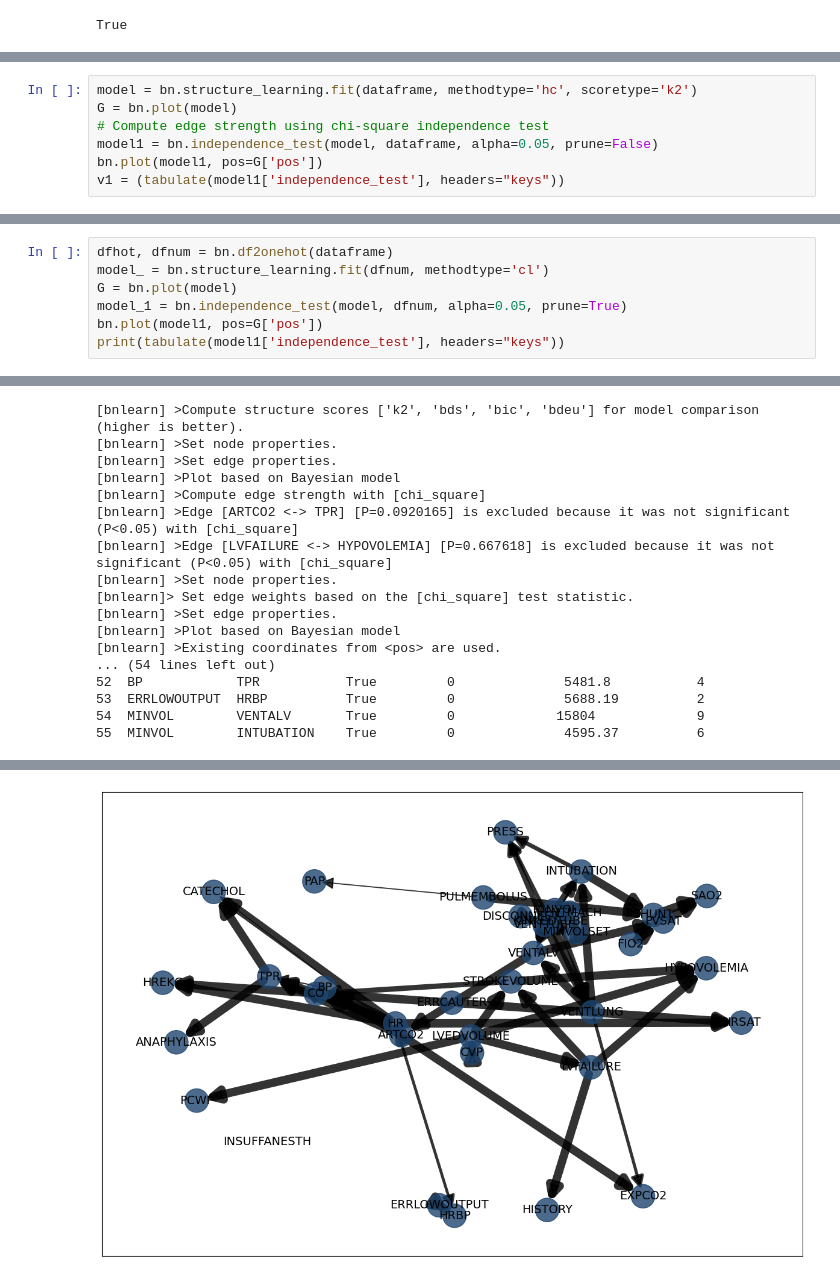
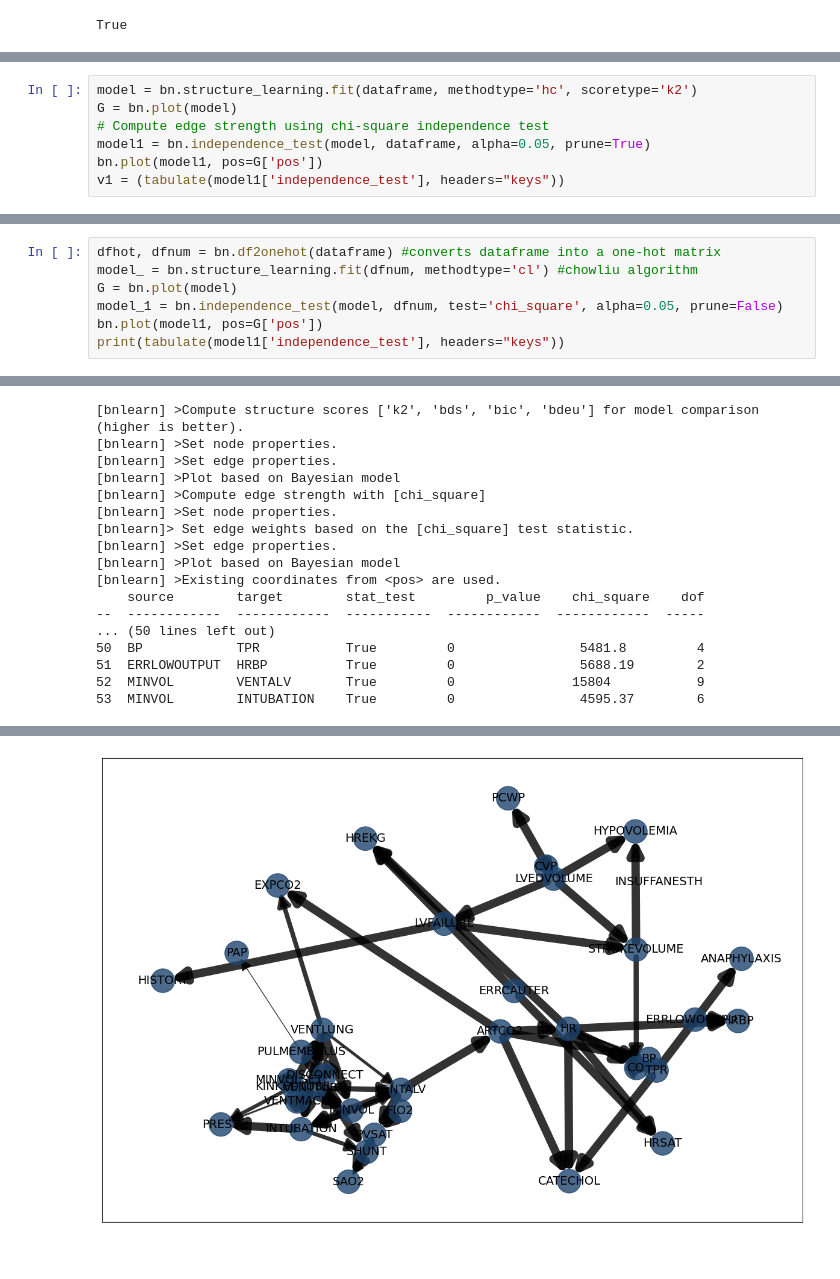
Before and after one commit to Elicit3495/ML_FYP, a Jupyter notebook: Untitled1.ipynb, the cells around one changed output, grey strips where cells are left out. Cells and saved outputs as stored; diff of their text form.

```diff
--- a/Untitled1.ipynb
+++ b/Untitled1.ipynb
@@ -125,7 +125,7 @@ dataframe = df
 model = bn.structure_learning.fit(dataframe, methodtype='hc', scoretype='k2')
 G = bn.plot(model)
 # Compute edge strength using chi-square independence test
-model1 = bn.independence_test(model, dataframe, alpha=0.05, prune=False)
+model1 = bn.independence_test(model, dataframe, alpha=0.05, prune=True)
 bn.plot(model1, pos=G['pos'])
 v1 = (tabulate(model1['independence_test'], headers="keys"))
 # %% [output]
@@ -146,8 +180,8 @@ v1 = (tabulate(model1['independence_test'], headers="keys"))
 # %%
-dfhot, dfnum = bn.df2onehot(dataframe)
-model_ = bn.structure_learning.fit(dfnum, methodtype='cl')
+dfhot, dfnum = bn.df2onehot(dataframe) #converts dataframe into a one-hot matrix
+model_ = bn.structure_learning.fit(dfnum, methodtype='cl') #chowliu algorithm
 G = bn.plot(model)
-model_1 = bn.independence_test(model, dfnum, alpha=0.05, prune=True)
+model_1 = bn.independence_test(model, dfnum, test='chi_square', alpha=0.05, prune=False)
 bn.plot(model1, pos=G['pos'])
 print(tabulate(model1['independence_test'], headers="keys"))
 # %% [output]
@@ -160,15 +194,15 @@ print(tabulate(model1['independence_test'], headers="keys"))
 [bnlearn] >Set edge properties.
 [bnlearn] >Plot based on Bayesian model
 [bnlearn] >Compute edge strength with [chi_square]
-[bnlearn] >Edge [ARTCO2 <-> TPR] [P=0.0920165] is excluded because it was not significant (P<0.05) with [chi_square]
-[bnlearn] >Edge [LVFAILURE <-> HYPOVOLEMIA] [P=0.667618] is excluded because it was not significant (P<0.05) with [chi_square]
 [bnlearn] >Set node properties.
 [bnlearn]> Set edge weights based on the [chi_square] test statistic.
 [bnlearn] >Set edge properties.
 [bnlearn] >Plot based on Bayesian model
 [bnlearn] >Existing coordinates from <pos> are used.
-... (54 lines left out)
-52  BP            TPR           True         0              5481.8           4
-53  ERRLOWOUTPUT  HRBP          True         0              5688.19          2
-54  MINVOL        VENTALV       True         0             15804             9
-55  MINVOL        INTUBATION    True         0              4595.37          6
+    source        target        stat_test         p_value    chi_square    dof
+--  ------------  ------------  -----------  ------------  ------------  -----
+... (50 lines left out)
+50  BP            TPR           True         0                5481.8         4
+51  ERRLOWOUTPUT  HRBP          True         0                5688.19        2
+52  MINVOL        VENTALV       True         0               15804           9
+53  MINVOL        INTUBATION    True         0                4595.37        6
@@ -176 +210 @@ print(tabulate(model1['independence_test'], headers="keys"))
-[figure, old version]
+[figure, new version]
```
Also changed, not shown: parts of 9 cells of this notebook.
